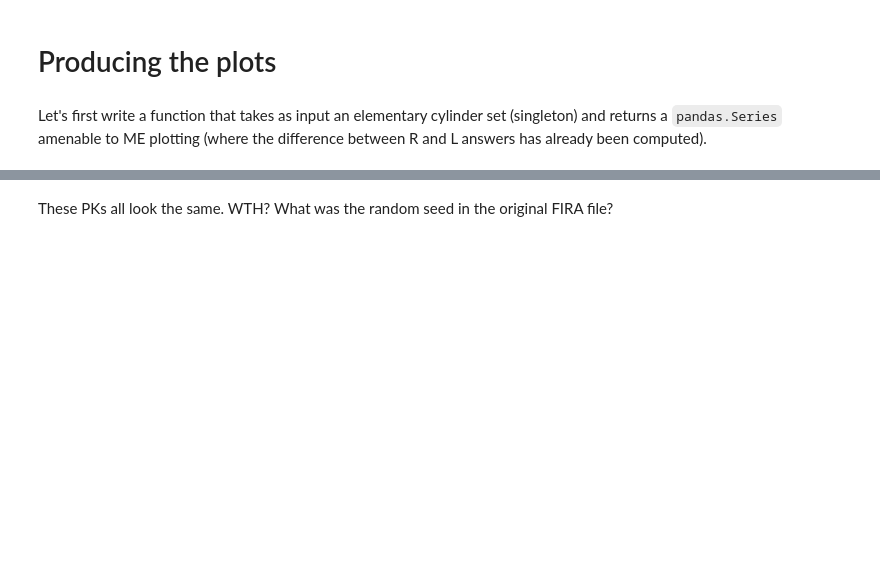
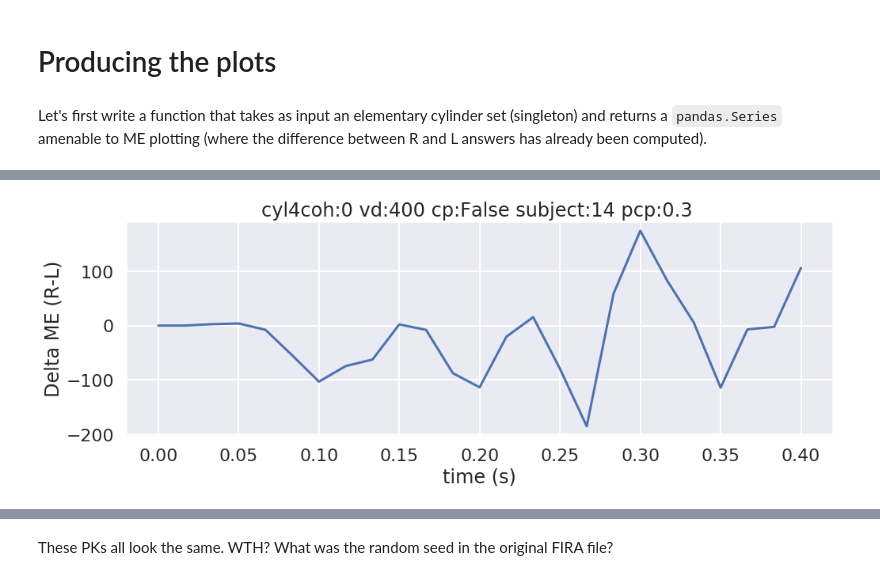
Before and after one commit to aernesto/motion_energy_Adrian, a Jupyter notebook: Python/notebooks/ME_Fall_2019_II.ipynb, the cells around one changed output, grey strips where cells are left out. Saved outputs shown, nothing was run; the diff lists cells and outputs as text; code cells hidden in the pictures; blank space fills up the shorter version.

```diff
--- a/Python/notebooks/ME_Fall_2019_II.ipynb
+++ b/Python/notebooks/ME_Fall_2019_II.ipynb
@@ -158,2 +96,6 @@ plot_cyl(0)
+# %%
+my_me.plot_cyl(*first_args, 4, real=True)
+# %% [output]
+[figure, added]
 # %%
 # less than a minute
```
Also changed, not shown: parts of 20 cells of this notebook, 2 other files.
